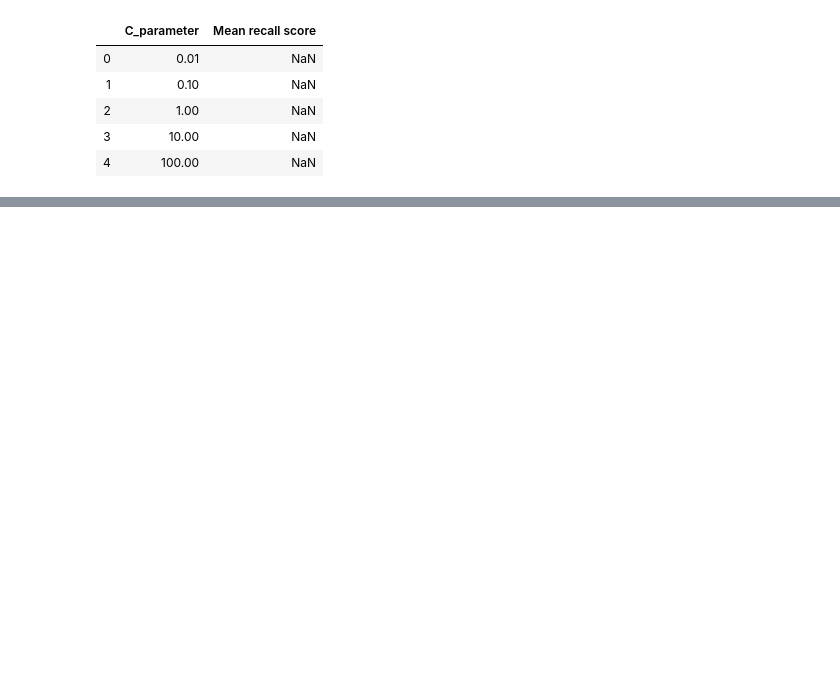
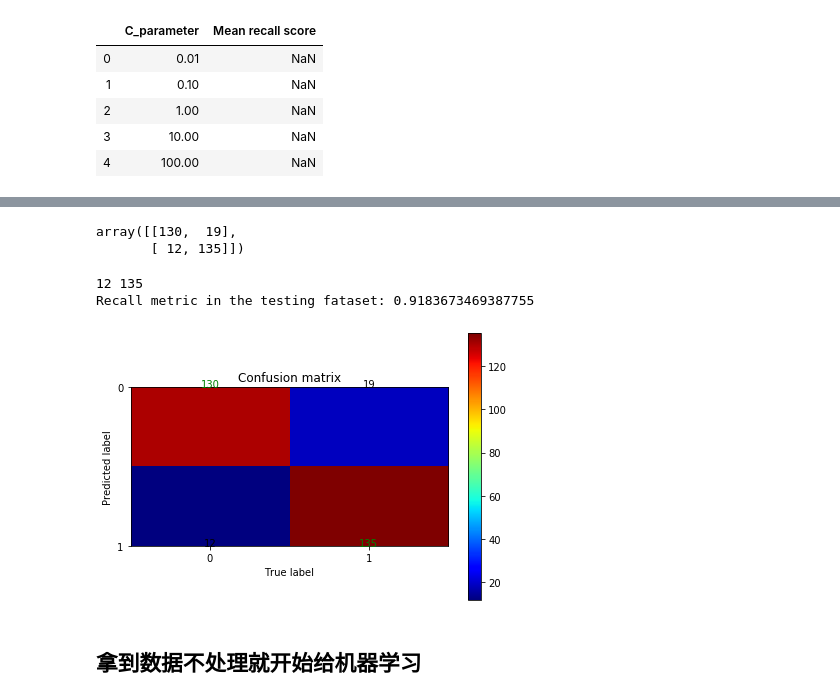
Before and after one commit to zstarling131227/1905, a Jupyter notebook: project/数据分析项目1/未命名.ipynb, the cells around one changed output, grey strips where cells are left out. Saved outputs shown, nothing was run; the diff lists cells and outputs as text; code cells hidden in the pictures; blank space fills up the shorter version.

```diff
--- a/project/数据分析项目1/未命名.ipynb
+++ b/project/数据分析项目1/未命名.ipynb
@@ -197,7 +223,7 @@ from sklearn.model_selection import KFold,cross_val_score
 from sklearn.metrics import confusion_matrix,recall_score,classification_report
 # %%
 c_param_range=[0.01,0.1,1,10,100]
-results_table=pd.DataFrame(index=range(len(c_param_range)),columns=["C_parameter","Mean recall score"])
+results_table=pd.DataFrame(index=range(len(c_param_range),2),columns=["C_parameter","Mean recall score"])
 results_table["C_parameter"]=c_param_range
 results_table
 # %% [output]
@@ -210,7 +366,8 @@ results_table
 # %%
 def printing_Kflod_scores(x_train_data,y_train_data):
     fold=KFold(5)
-
+#    # fold_data=fold.split(x_train_data,y_train_data)
+#     print(fold_data)
     c_param_range=[0.01,0.1,1,10,100]
     results_table=pd.DataFrame(index=range(len(c_param_range),2),columns=["C_parameter","Mean recall score"])
     results_table["C_parameter"]=c_param_range
@@ -220,25 +377,24 @@ def printing_Kflod_scores(x_train_data,y_train_data):
         print("C parameter:",c_param)
 
         recall_accs=[]
+
+         # enumerate返回数据索引值和数据所构成的元组组成的列表
         for iteration,indices in enumerate(fold.split(x_train_data,y_train_data),start=1):
 
-            print(iteration,indices)
-
-            print(x_train_data.iloc[indices[0],:])
-
-            lr=LogisticRegression(C=c_param,penalty="l1")
+            lr=LogisticRegression(C=c_param,penalty="l1")# 绝对值之和
 
             lr.fit(x_train_data.iloc[indices[0],:],y_train_data.iloc[indices[0],:].values.ravel())
 
             y_pred_undersample=lr.predict(x_train_data.iloc[indices[1],:].values)
 
-            recall_acc=recall_score(y_train_data.iloc[indices[1],:].values,y_undersample)
+            # recall_score预测值与原始样本结果不同的数量与结果相同数量的比值
+            recall_acc=recall_score(y_train_data.iloc[indices[1],:].values,y_pred_undersample)
 
             recall_accs.append(recall_acc)
 
             print(iteration,recall_acc)
 
-        results_table.iloc[j,'Mean recall score']=np.mean(recall_acc)
+        results_table.ix[j,'Mean recall score']=np.mean(recall_acc)
         j+=1
         print(np.mean(recall_accs))
     best_c=results_table.loc[np.array(results_table['Mean recall score']).argmax()]["C_parameter"]
@@ -270,15 +474,17 @@ import itertools
 # %%
-def plot_confusion_matrix(cm,classes,title="Confusion matrix",cmap=plt.cm.Blues):
-    plt.inshow(cm,interpolation="nearest",cmap=cmap)
+def plot_confusion_matrix(cm,classes,title="Confusion matrix",cmap=plt.cm.jet):
+    plt.imshow(cm,interpolation="nearest",cmap=cmap)  # imshow(可以显示图片，同时也显示其格式)。show(只显示图片，不显示格式)
     plt.title(title)
-    plt.colorbar()
+    plt.colorbar()  # 颜色条
     tick_marks=np.arange(len(classes))
-    plt.xticks(tick_marks,classes,rotation=0)
-    plt.ytivks(tick_marks,classes)
+    plt.xticks(tick_marks,classes,rotation=0)# rotation代表x轴标签的旋转角度
+    plt.yticks(tick_marks,classes)
 
     thresh=cm.max()/2.
+    # product返回A，B的元素的笛卡尔积的元组
     for i,j in itertools.product(range(cm.shape[0]),range(cm.shape[1])):
-        plt.text(j,i,cm[i,j],horizontalalignment='center',color='white' if cm[i,j]>thresh else "black")
+        # 添加数据标签，j,i表示数据标签的位置，cm[i,j]表示数据值，
+        plt.text(j,i,cm[i,j],horizontalalignment='center',color='green' if cm[i,j]>thresh else "black")
     plt.tight_layout()
     plt.xlabel("True label")
     plt.ylabel('Predicted label')
@@ -288,0 +511,22 @@ y_pred_undersample=lr.predict(X_test_undersample.values)
+# %%
+cnf_matrix=confusion_matrix(Y_test_undersample,y_pred_undersample)  # 混淆矩阵（注意与召回率，精确率结合）
+cnf_matrix
+# %% [output]
+array([[130,  19],
+       [ 12, 135]])
+# %%
+np.set_printoptions(precision=2)  # 输出结果浮点精度为2
+print(cnf_matrix[1,0],cnf_matrix[1,1])
+print("Recall metric in the testing fataset:",cnf_matrix[1,1]/(cnf_matrix[1,0]+cnf_matrix[1,1]))
+# %% [output]
+12 135
+Recall metric in the testing fataset: 0.9183673469387755
+# %%
+class_names=[0,1]
+plt.figure()
+plot_confusion_matrix(cnf_matrix,classes=class_names,title='Confusion matrix')
+plt.show()
+# %% [output]
+[figure, added]
+# %% [markdown]
+## 拿到数据不处理就开始给机器学习
```
Also changed, not shown: parts of 34 cells of this notebook.
